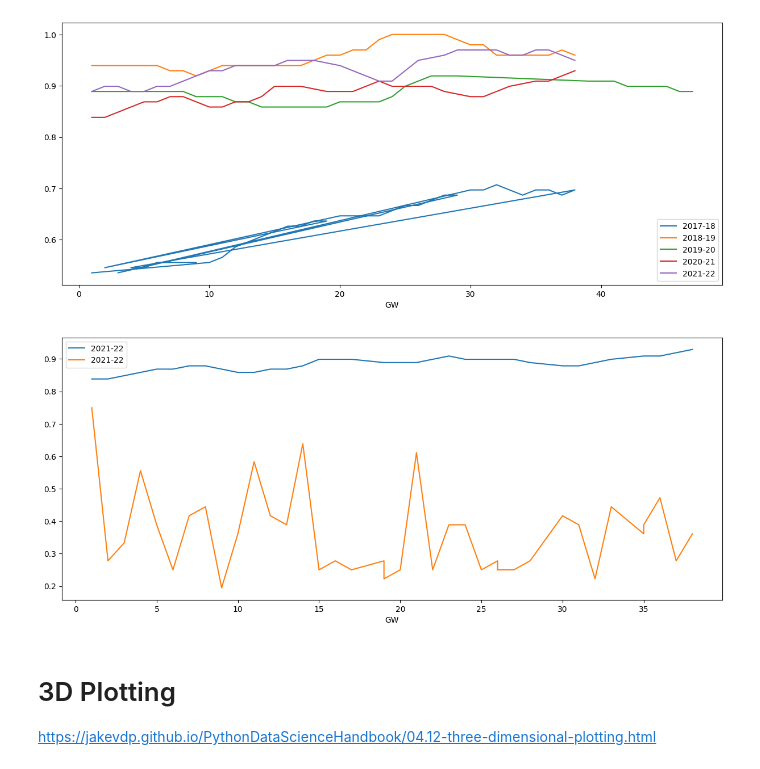
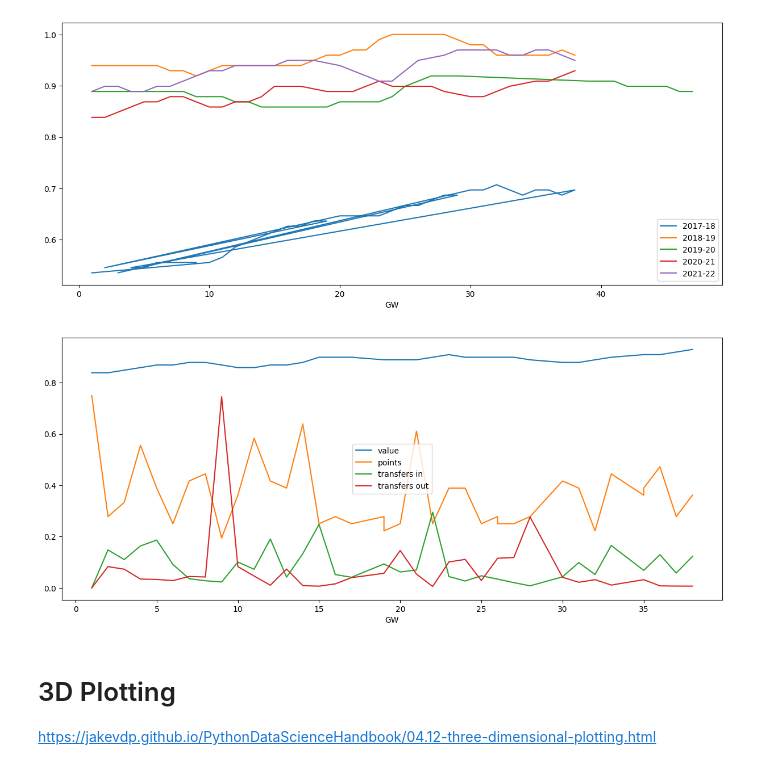
Before and after one commit to eoghano4321/FPL-DataAnalysis, a Jupyter notebook: data-analytics-eoghan.ipynb, the cells around one changed output. Saved outputs shown, nothing was run; the diff lists cells and outputs as text; code cells hidden in the pictures.

Commit message:
Changed labels on timeseries and added Johns data

```diff
--- a/data-analytics-eoghan.ipynb
+++ b/data-analytics-eoghan.ipynb
@@ -305,19 +338,25 @@ plt.show()
 # %%
 s2021sc = salahsc[salahsc['season_x'] == "2020-21"]
 
 
 fig, ax = plt.subplots(figsize=(15, 6))
 
 ts = s2021sc.set_index('GW')['value']
-ts.plot(label=name, ax=ax)
+ts.plot(label="value", ax=ax)
 
 tsp = s2021sc.set_index('GW')['total_points']
-tsp.plot(label=name, ax=ax)
+tsp.plot(label="points", ax=ax)
+
+tsp = s2021sc.set_index('GW')['transfers_in']
+tsp.plot(label="transfers in", ax=ax)
+
+tsp = s2021sc.set_index('GW')['transfers_out']
+tsp.plot(label="transfers out", ax=ax)
 
 plt.legend()
 plt.show()
 # %% [output]
-[figure, old version]
+[figure, new version]
 # %% [markdown]
 # 3D Plotting
 https://jakevdp.github.io/PythonDataScienceHandbook/04.12-three-dimensional-plotting.html
```
Also changed, not shown: parts of 8 cells of this notebook.
